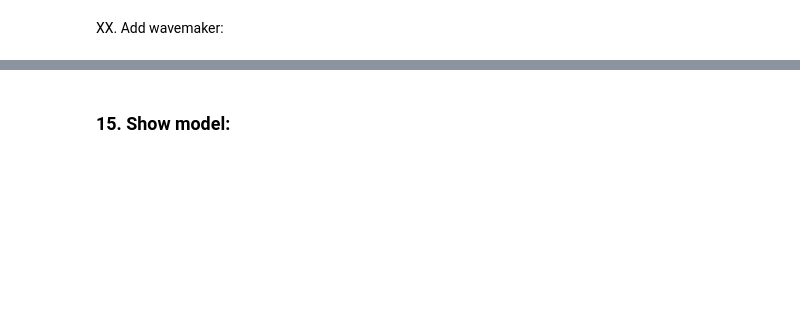
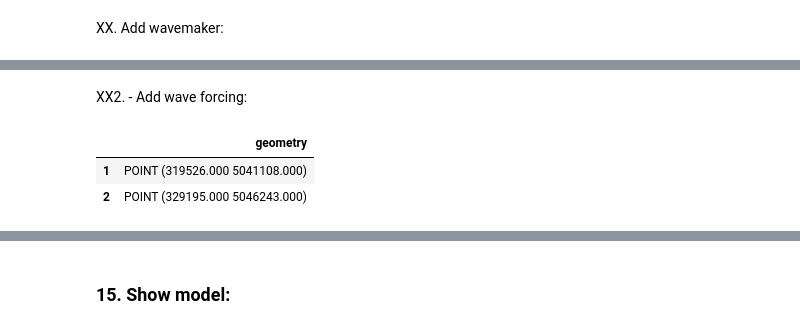
Before and after one commit to Deltares/hydromt_sfincs, a Jupyter notebook: examples/build_from_script.ipynb, the cells around one changed output, grey strips where cells are left out. Cells and saved outputs as stored; diff of their text form; code cells hidden in the pictures; blank space fills up the shorter version.

```diff
--- a/examples/build_from_script.ipynb
+++ b/examples/build_from_script.ipynb
@@ -454,0 +463,20 @@ sf.geoms['wvm']
+# %% [markdown]
+XX2. - Add wave forcing:
+# %%
+# Here we specify at what x&y-locations we have measured/modelled input water level data in the bndfile of SFINCS:
+
+# x&y-locations in same coordinate reference system as the grid:
+x = [319526, 329195]
+y = [5041108, 5046243]
+
+# add to Geopandas dataframe as needed by HydroMT
+pnts = gpd.points_from_xy(x, y)
+index = [1, 2]  # NOTE that the index should start at one
+bwd = gpd.GeoDataFrame(index=index, geometry=pnts, crs=sf.crs)
+
+# show what has been created:
+display(bwd)
+# %% [output]
+|  | geometry |
+| 1 | POINT (319526.000 5041108.000) |
+| 2 | POINT (329195.000 5046243.000) |
```
Also changed, not shown: parts of 12 cells of this notebook, 1 other file.
